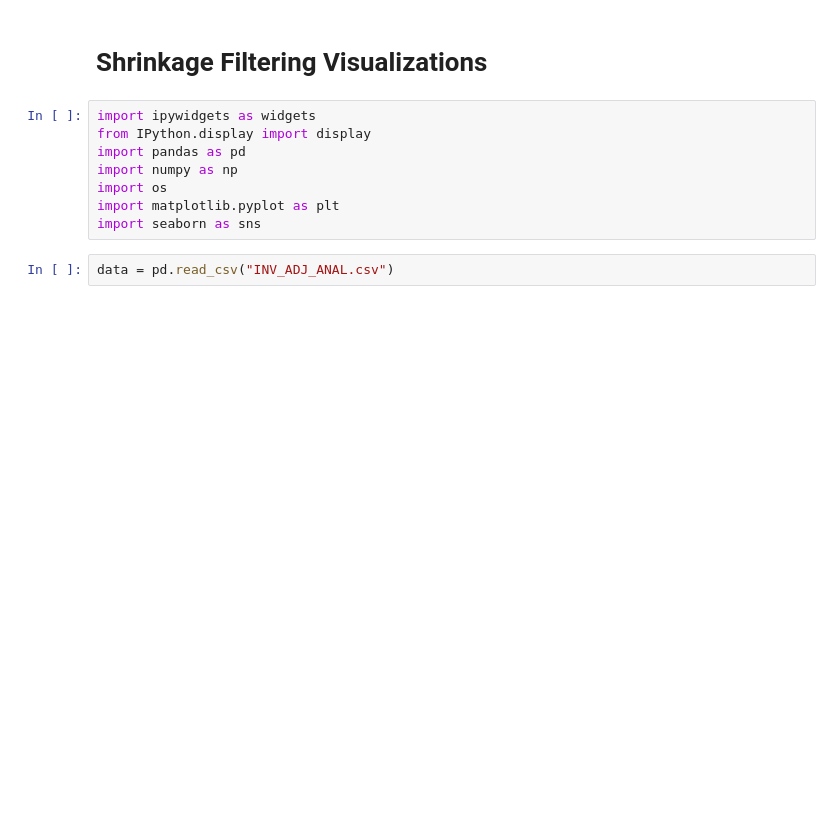
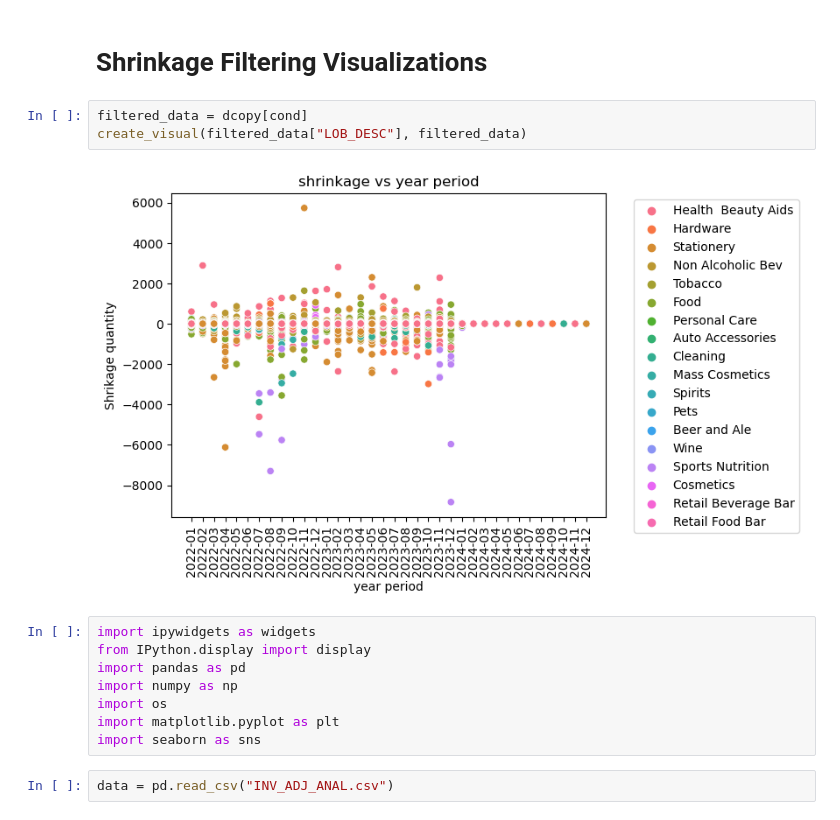
Before and after one commit to aniketadhikari/capstone, a Jupyter notebook: code-visualizations/Capstone_shrinkage_filtering_visual.ipynb, the cells around one changed output. Cells and saved outputs as stored; diff of their text form; blank space fills up the shorter version.

```diff
--- a/code-visualizations/Capstone_shrinkage_filtering_visual.ipynb
+++ b/code-visualizations/Capstone_shrinkage_filtering_visual.ipynb
@@ -1,5 +1,10 @@
 # %% [markdown]
 # Shrinkage Filtering Visualizations
+# %%
+filtered_data = dcopy[cond]
+create_visual(filtered_data["LOB_DESC"], filtered_data)
+# %% [output]
+[figure, added]
 # %%
 import ipywidgets as widgets
 from IPython.display import display
```
Also changed, not shown: parts of 3 cells of this notebook, 9 other files.
